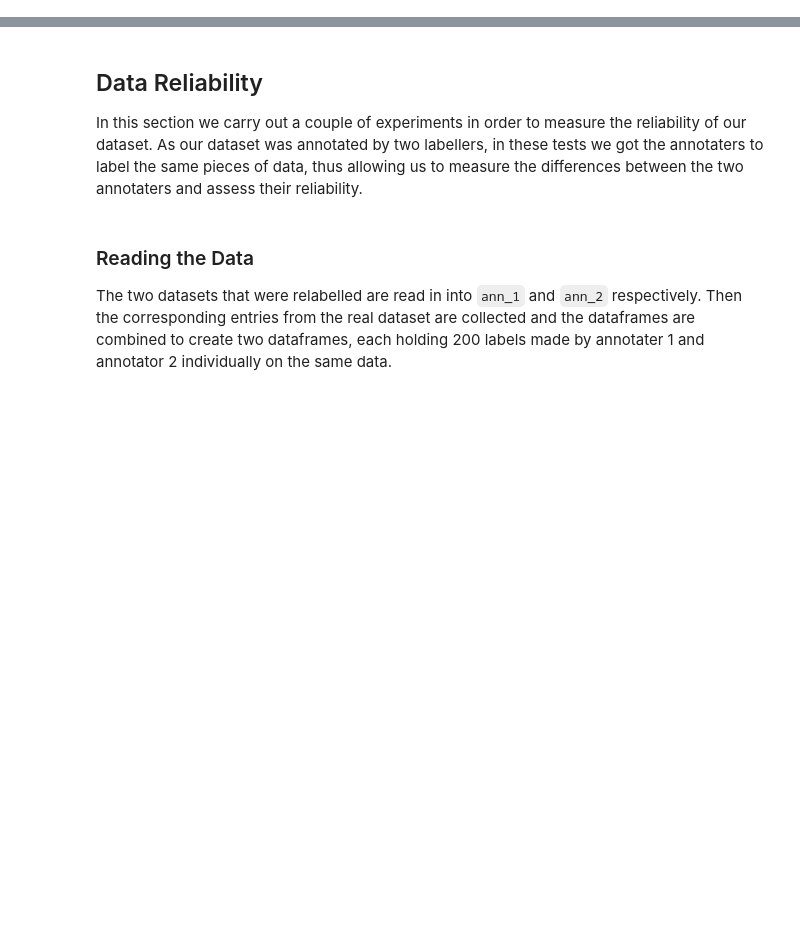
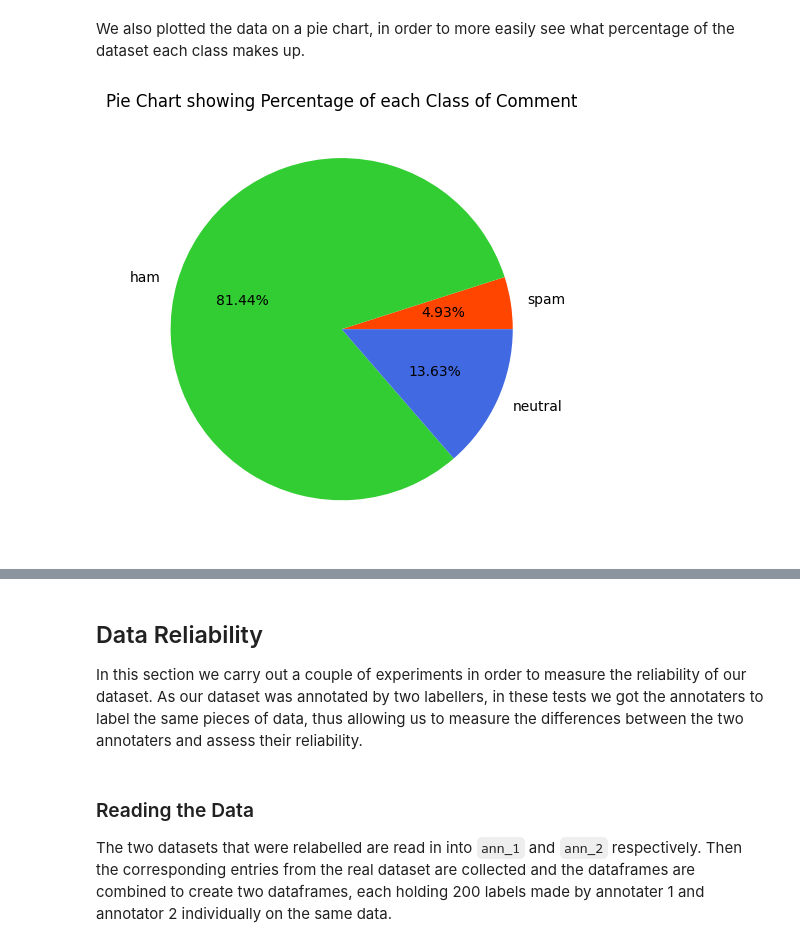
Before and after one commit to Mozzer2310/COMP34812-Spam-Detection, a Jupyter notebook: experiments/data-experiments.ipynb, the cells around one changed output, grey strips where cells are left out. Saved outputs shown, nothing was run; the diff lists cells and outputs as text; code cells hidden in the pictures; blank space fills up the shorter version.

```diff
--- a/experiments/data-experiments.ipynb
+++ b/experiments/data-experiments.ipynb
@@ -0,0 +58,9 @@
+# %% [markdown]
+We also plotted the data on a pie chart, in order to more easily see what percentage of the dataset each class makes up.
+# %%
+fig, ax = plt.subplots()
+ax.pie(count_list, labels=classes, colors=colours, autopct='%.2f%%')
+plt.title("Pie Chart showing Percentage of each Class of Comment")
+plt.tight_layout()
+# %% [output]
+[figure, added]
```
Also changed, not shown: parts of 10 cells of this notebook.
